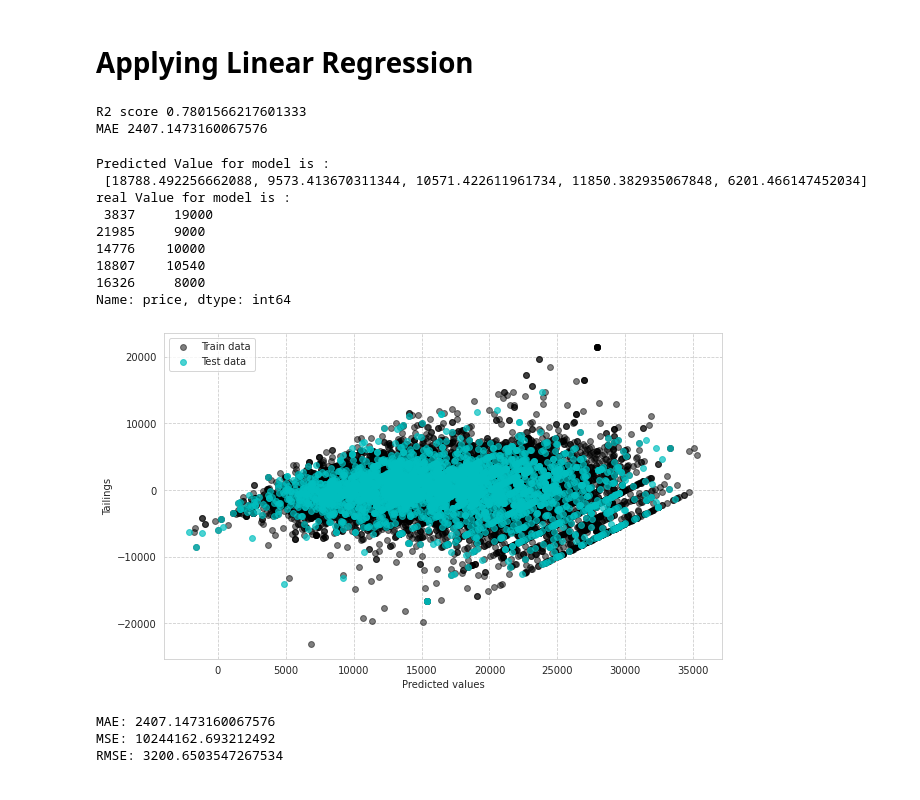
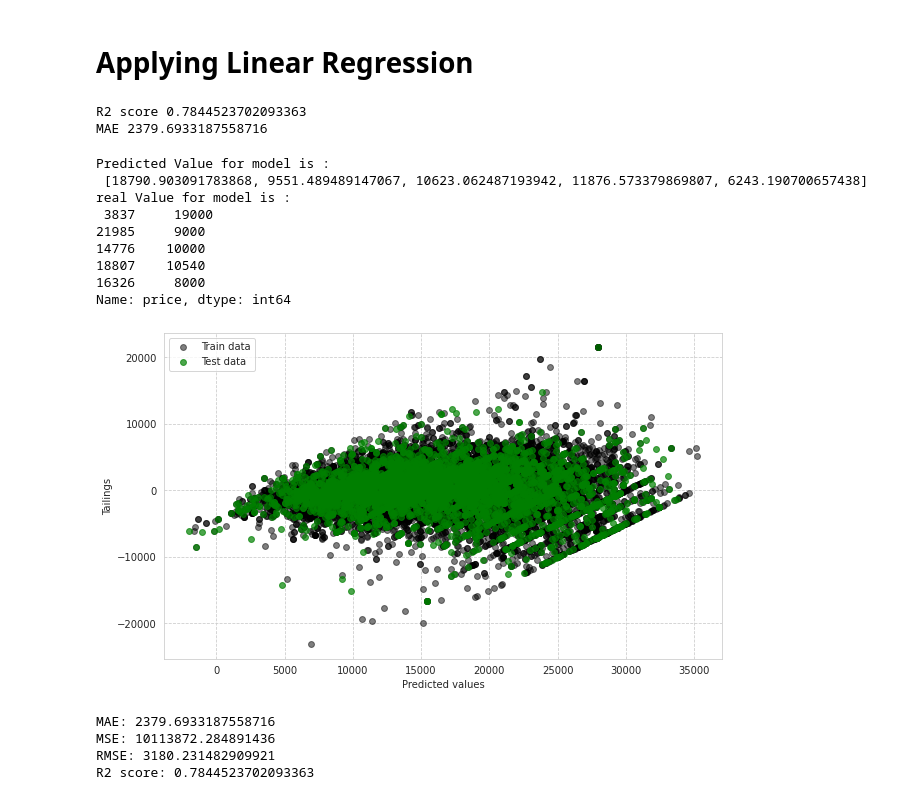
Before and after one commit to Kai-Infernus/pune_house_rent_prediction, a Jupyter notebook: Pune_rent_predictions_Final.ipynb, the cells around one changed output. Cells and saved outputs as stored; diff of their text form; code cells hidden in the pictures.

```diff
--- a/Pune_rent_predictions_Final.ipynb
+++ b/Pune_rent_predictions_Final.ipynb
@@ -267,7 +287,7 @@ data.to_csv("Cleaned_data.csv")
 X = data.drop(columns=['price'])
 y = data['price']
 # %%
-X_train,X_test,y_train,y_test = train_test_split(X,y,test_size=0.15,random_state=2)
+X_train,X_test,y_train,y_test = train_test_split(X,y,test_size=0.19,random_state=2)
 # %% [markdown]
 # Applying Linear Regression
 # %%
@@ -289,8 +309,8 @@ y_pred = pipe.predict(X_test)
 print('R2 score',r2_score(y_test,y_pred))
 print('MAE',mean_absolute_error(y_test,y_pred))
 # %% [output]
-R2 score 0.7801566217601333
-MAE 2407.1473160067576
+R2 score 0.7844523702093363
+MAE 2379.6933187558716
 # %%
 y_pred = pipe.predict(X_test)
 yt_pred = pipe.predict(X_train)
@@ -299,7 +319,7 @@ print('Predicted Value for model is : \n' ,list(y_pred[:5]))
 print('real Value for model is : \n' , y_test[:5])
 # %% [output]
 Predicted Value for model is :
- [18788.492256662088, 9573.413670311344, 10571.422611961734, 11850.382935067848, 6201.466147452034]
+ [18790.903091783868, 9551.489489147067, 10623.062487193942, 11876.573379869807, 6243.190700657438]
 real Value for model is :
  3837     19000
 21985     9000
@@ -310,21 +330,23 @@ Name: price, dtype: int64
 # %%
 plt.figure(figsize=(10,6))
 
 plt.scatter(yt_pred,yt_pred - y_train,c = 'black', marker = 'o', s = 35, alpha = 0.5,label = 'Train data')
-plt.scatter(y_pred,y_pred - y_test, c = 'c', marker = 'o', s = 35, alpha = 0.7,label = 'Test data')
+plt.scatter(y_pred,y_pred - y_test, c = 'green', marker = 'o', s = 35, alpha = 0.7,label = 'Test data')
 plt.xlabel('Predicted values')
 plt.ylabel('Tailings')
 plt.legend(loc = 'upper left')
 plt.show()
 # %% [output]
-[figure, old version]
+[figure, new version]
 # %%
 from sklearn import metrics
 
 print('MAE:', metrics.mean_absolute_error(y_test,y_pred))
 print('MSE:', metrics.mean_squared_error(y_test,y_pred))
 print('RMSE:', np.sqrt(metrics.mean_squared_error(y_test,y_pred)))
+print('R2 score:',r2_score(y_test,y_pred))
 # %% [output]
-MAE: 2407.1473160067576
-MSE: 10244162.693212492
-RMSE: 3200.6503547267534
+MAE: 2379.6933187558716
+MSE: 10113872.284891436
+RMSE: 3180.231482909921
+R2 score: 0.7844523702093363
```
Also changed, not shown: parts of 5 cells of this notebook.
